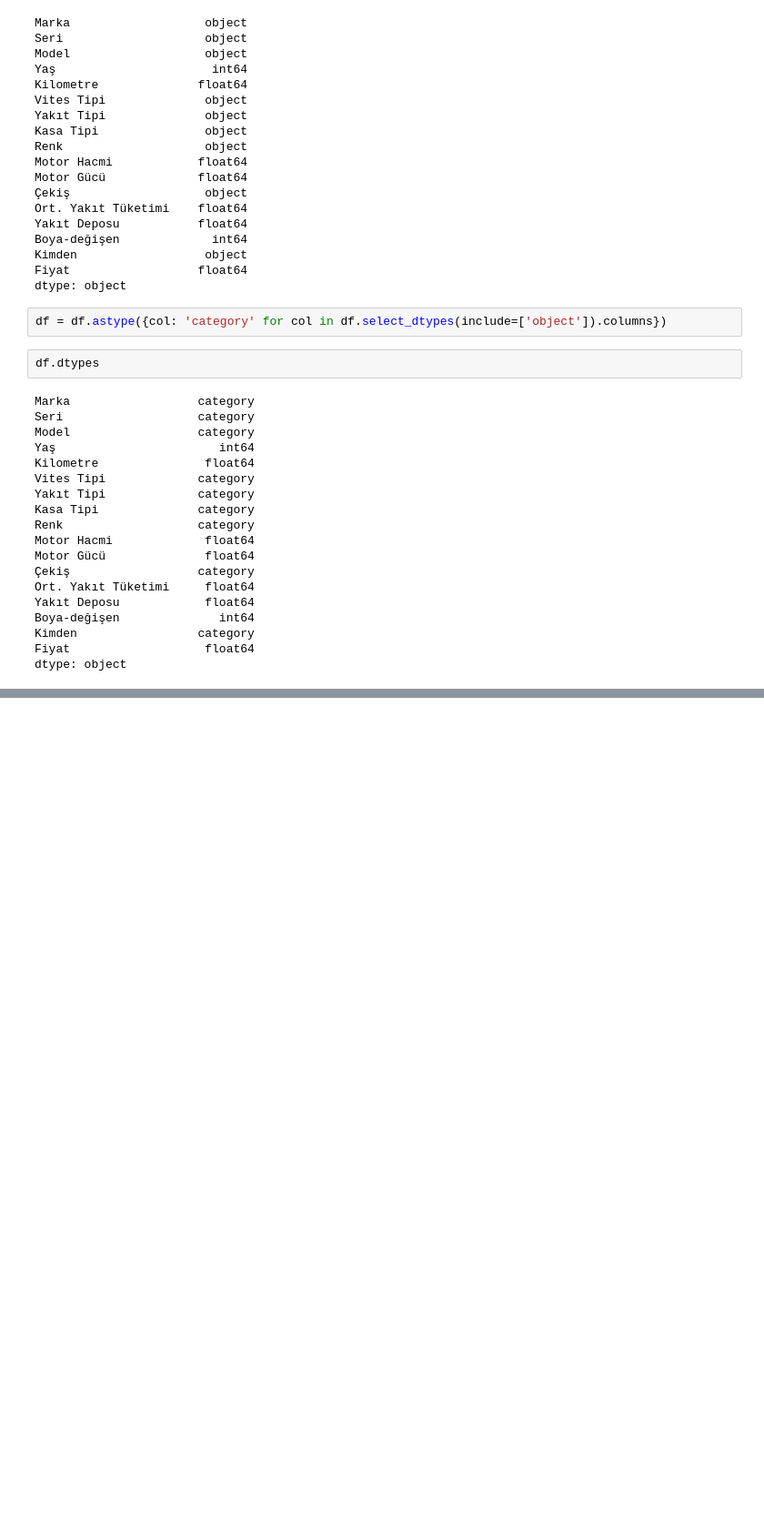
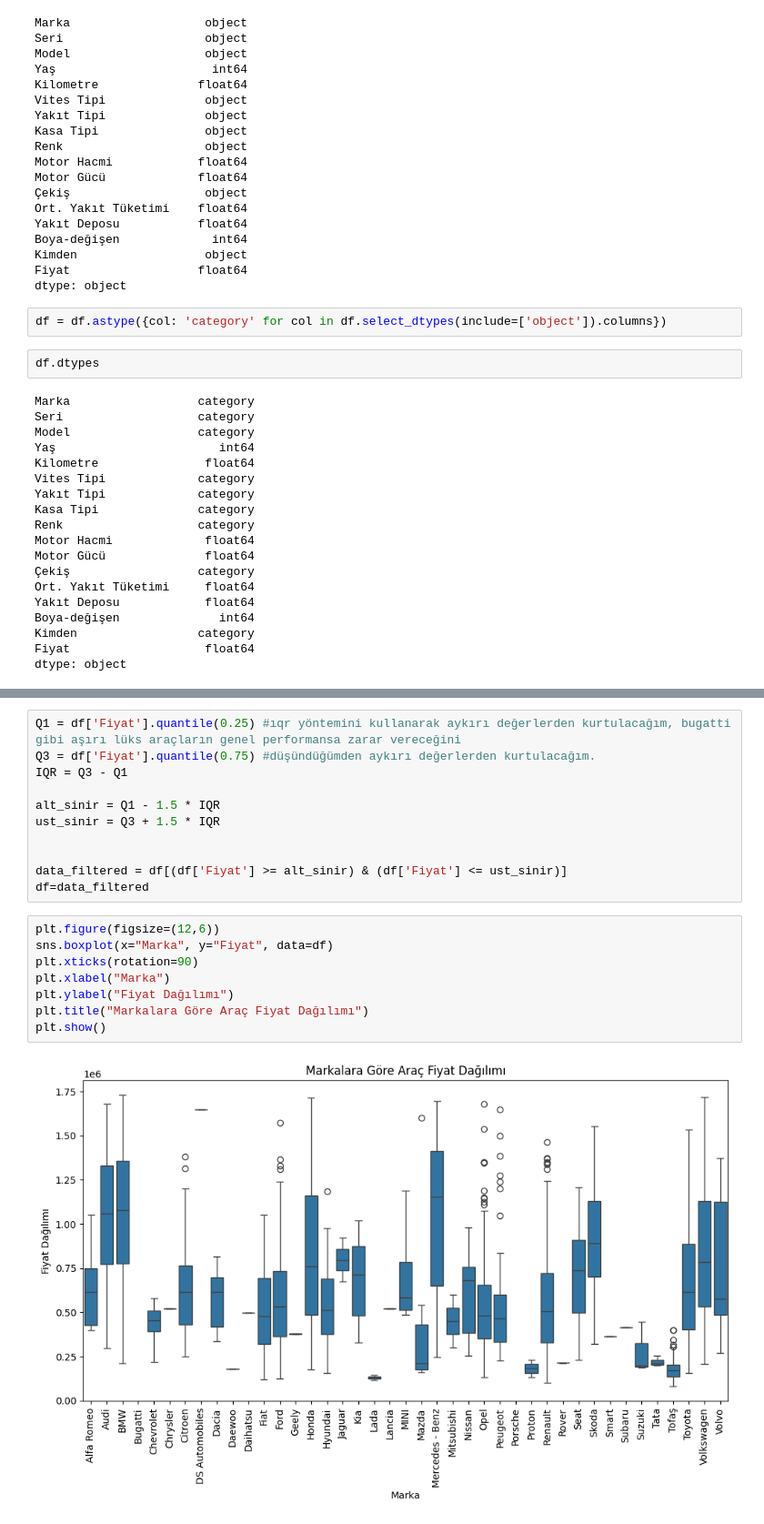
Before and after one commit to OnurFidan35/Car-Price-Prediction, a Jupyter notebook: sec.ipynb, the cells around one changed output, grey strips where cells are left out. Shown at 91% size. Drawn from its saved outputs; the diff is of its cells as text; blank space fills up the shorter version.

```diff
--- a/sec.ipynb
+++ b/sec.ipynb
@@ -1299,0 +1339,21 @@ dtype: object
+# %%
+Q1 = df['Fiyat'].quantile(0.25) #ıqr yöntemini kullanarak aykırı değerlerden kurtulacağım, bugatti gibi aşırı lüks araçların genel performansa zarar vereceğini
+Q3 = df['Fiyat'].quantile(0.75) #düşündüğümden aykırı değerlerden kurtulacağım.
+IQR = Q3 - Q1
+
+alt_sinir = Q1 - 1.5 * IQR
+ust_sinir = Q3 + 1.5 * IQR
+
+
+data_filtered = df[(df['Fiyat'] >= alt_sinir) & (df['Fiyat'] <= ust_sinir)]
+df=data_filtered
+# %%
+plt.figure(figsize=(12,6))
+sns.boxplot(x="Marka", y="Fiyat", data=df)
+plt.xticks(rotation=90)
+plt.xlabel("Marka")
+plt.ylabel("Fiyat Dağılımı")
+plt.title("Markalara Göre Araç Fiyat Dağılımı")
+plt.show()
+# %% [output]
+[figure, added]
```
Also changed, not shown: parts of 46 cells of this notebook.
